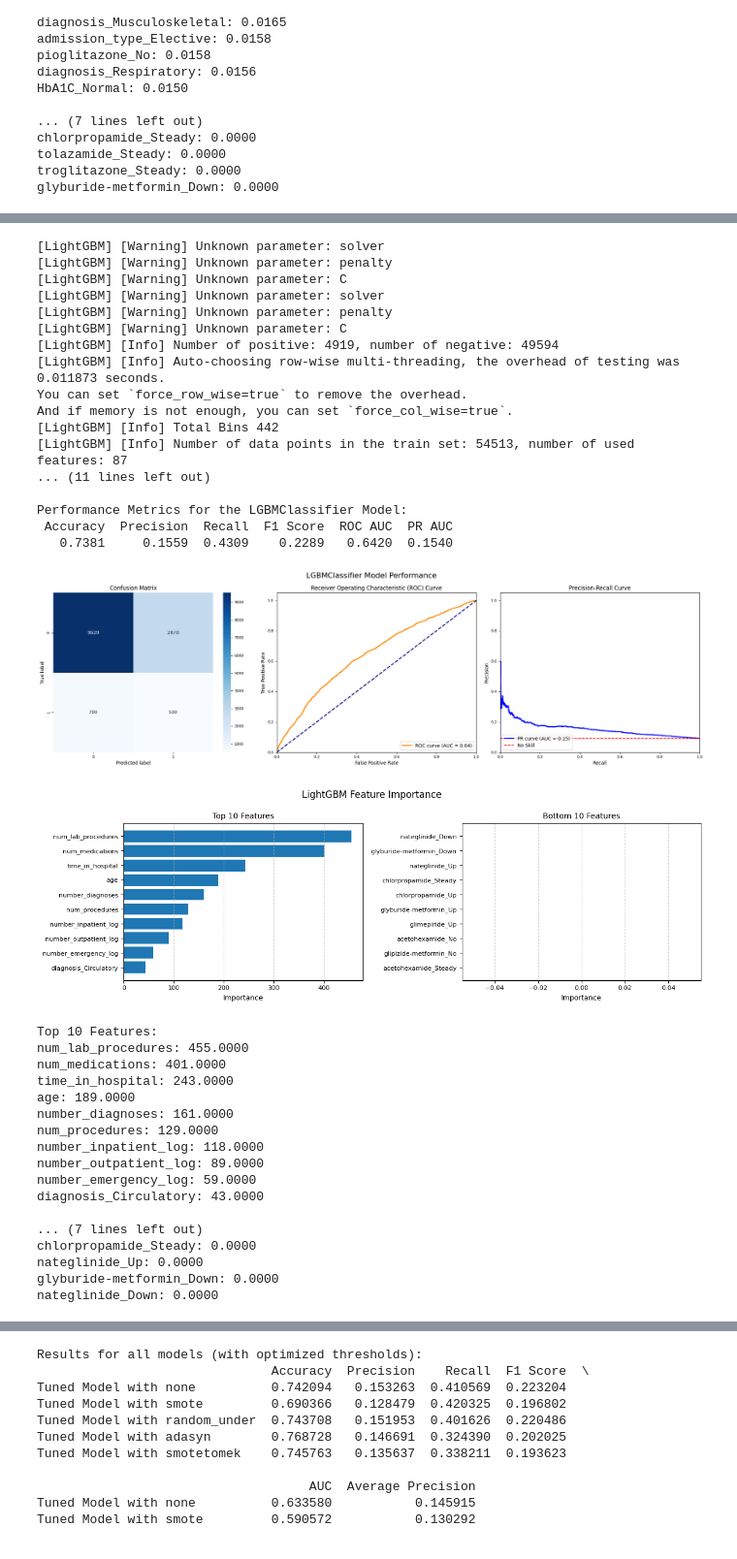
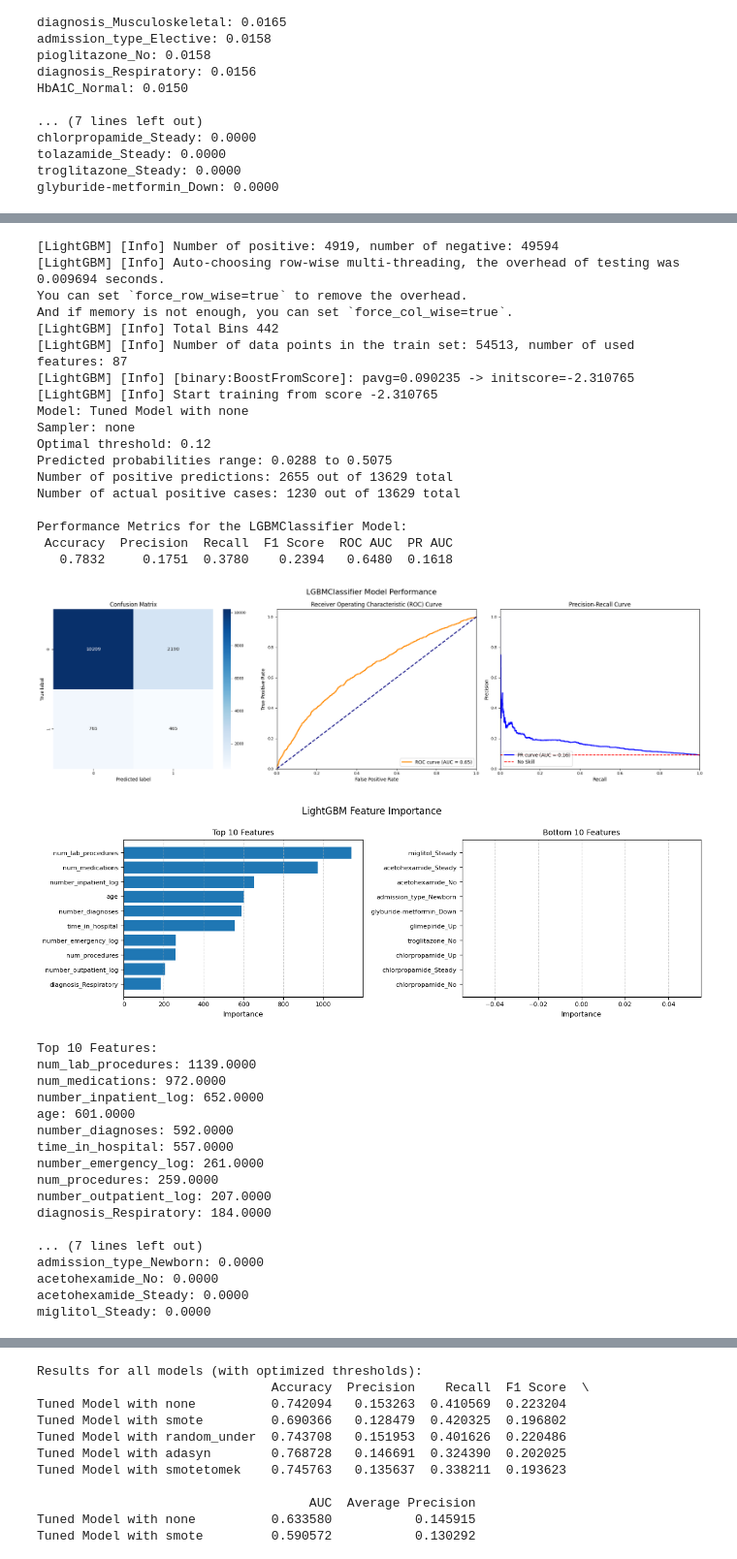
Before and after one commit to madokahazemi/diabetes-readmission-prediction, a Jupyter notebook: code/Prediction on Hospital Readmission.ipynb, the cells around one changed output, grey strips where cells are left out. Shown at 97% size. Drawn from its saved outputs; the diff is of its cells as text; code cells hidden in the pictures.

```diff
--- a/code/Prediction on Hospital Readmission.ipynb
+++ b/code/Prediction on Hospital Readmission.ipynb
@@ -721,6 +693,10 @@ plt.show()
 # %%
 # Create a correlation matrix
 corr_matrix = df[numerical_features + ['readmitted']].corr()
-sns.heatmap(corr_matrix, annot=True, cmap='coolwarm', annot_kws={'size': 8})
+
+mask = np.triu(np.ones_like(corr_matrix, dtype=bool))
+
+fig, ax = plt.subplots(figsize=(8,6))
+sns.heatmap(corr_matrix, annot=True, cmap='coolwarm', annot_kws={'size': 8}, mask=mask)
 plt.show()
 # %% [output]
@@ -1240,7 +1216,8 @@ optimal_thresholds_xgb = {}
 
 param_grid_xgb = {
     'n_estimators': [100, 200, 300],
-    'max_depth': [10, 20, None]
+    'max_depth': [10, 20, None],
+    'learning_rate': [0.01, 0.1, 0.2]
 }
 
 for sampler_name, sampler in samplers.items():
@@ -1355,7 +1332,8 @@ optimal_thresholds_lgbm = {}
 
 param_grid_lgbm = {
     'max_depth': [10, 20, 30, None],
-    'n_estimators': [100, 200, 300]
+    'n_estimators': [100, 200, 300],
+    'learning_rate': [0.01, 0.1, 0.2]
 }
 
 for sampler_name, sampler in samplers.items():
@@ -1399,7 +1377,7 @@ You can set `force_col_wise=true` to remove the overhead.
 results_df_lgbm = pd.DataFrame(results_lgbm).T
 
 # Find the best model based on F1 Score (or another metric of your choice)
-best_lgbm_model = results_df_lgbm['F1 Score'].idxmax()
+best_lgbm_model = results_df_lgbm['Average Precision'].idxmax()
 
 print("Results for all models (with optimized thresholds):")
 print(results_df_lgbm)
@@ -1439,52 +1417,53 @@ Tuned Model with random_under  0.633516           0.144351
 # %%
 metrics, best_model_fitted = evaluate_model(best_lgbm_model,  # This is the name of the best model configuration
                                             X_train_preprocessed,
                                             y_train,
                                             X_test_preprocessed,
                                             y_test,
-                                            results_df_logistic_regression,
-                                            best_params_logistic_regression,
-                                            optimal_thresholds_logistic_regression,
+                                            results_df_lgbm,
+                                            best_params_lgbm,
+                                            optimal_thresholds_lgbm,
                                             samplers,
                                             LGBMClassifier)
 
 # Feature Importance
 plot_feature_importance(best_model_fitted, feature_names, 'LightGBM')
 # %% [output]
-[LightGBM] [Warning] Unknown parameter: solver
-[LightGBM] [Warning] Unknown parameter: penalty
-[LightGBM] [Warning] Unknown parameter: C
-[LightGBM] [Warning] Unknown parameter: solver
-[LightGBM] [Warning] Unknown parameter: penalty
-[LightGBM] [Warning] Unknown parameter: C
 [LightGBM] [Info] Number of positive: 4919, number of negative: 49594
-[LightGBM] [Info] Auto-choosing row-wise multi-threading, the overhead of testing was 0.011873 seconds.
+[LightGBM] [Info] Auto-choosing row-wise multi-threading, the overhead of testing was 0.009694 seconds.
 You can set `force_row_wise=true` to remove the overhead.
 And if memory is not enough, you can set `force_col_wise=true`.
 [LightGBM] [Info] Total Bins 442
 [LightGBM] [Info] Number of data points in the train set: 54513, number of used features: 87
-... (11 lines left out)
+[LightGBM] [Info] [binary:BoostFromScore]: pavg=0.090235 -> initscore=-2.310765
+[LightGBM] [Info] Start training from score -2.310765
+Model: Tuned Model with none
+Sampler: none
+Optimal threshold: 0.12
+Predicted probabilities range: 0.0288 to 0.5075
+Number of positive predictions: 2655 out of 13629 total
+Number of actual positive cases: 1230 out of 13629 total
 
 Performance Metrics for the LGBMClassifier Model:
  Accuracy  Precision  Recall  F1 Score  ROC AUC  PR AUC
-   0.7381     0.1559  0.4309    0.2289   0.6420  0.1540
+   0.7832     0.1751  0.3780    0.2394   0.6480  0.1618
-[figure, old version]
+[figure, new version]
-[figure, old version]
+[figure, new version]
 Top 10 Features:
-num_lab_procedures: 455.0000
-num_medications: 401.0000
-time_in_hospital: 243.0000
-age: 189.0000
-number_diagnoses: 161.0000
-num_procedures: 129.0000
-number_inpatient_log: 118.0000
-number_outpatient_log: 89.0000
-number_emergency_log: 59.0000
-diagnosis_Circulatory: 43.0000
+num_lab_procedures: 1139.0000
+num_medications: 972.0000
+number_inpatient_log: 652.0000
+age: 601.0000
+number_diagnoses: 592.0000
+time_in_hospital: 557.0000
+number_emergency_log: 261.0000
+num_procedures: 259.0000
+number_outpatient_log: 207.0000
+diagnosis_Respiratory: 184.0000
 
 ... (7 lines left out)
-chlorpropamide_Steady: 0.0000
-nateglinide_Up: 0.0000
-glyburide-metformin_Down: 0.0000
-nateglinide_Down: 0.0000
+admission_type_Newborn: 0.0000
+acetohexamide_No: 0.0000
+acetohexamide_Steady: 0.0000
+miglitol_Steady: 0.0000
 # %% [markdown]
```
Also changed, not shown: parts of 17 cells of this notebook, 1 other file.
